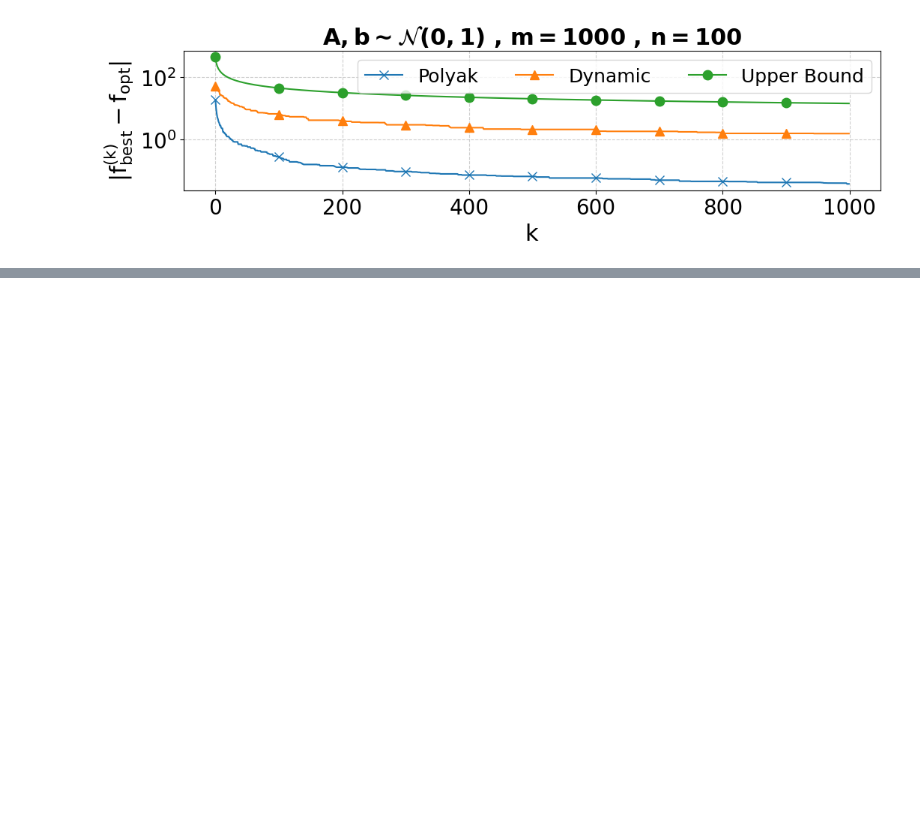
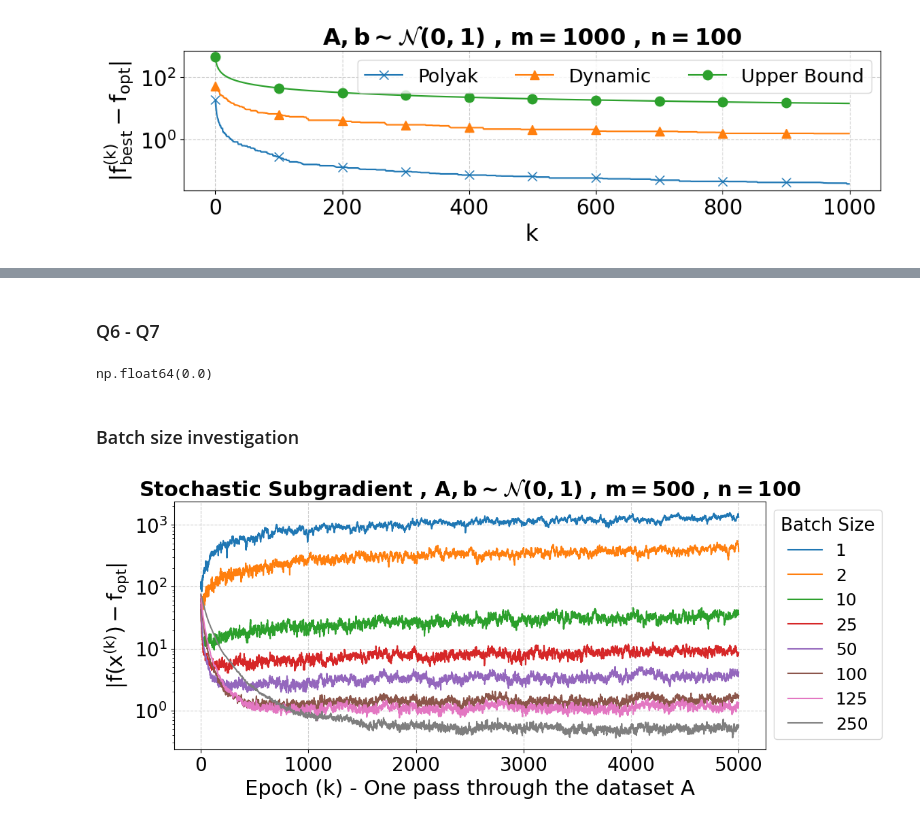
Before and after one commit to miketheologitis/Special-Topics-Convex-Optimization, a Jupyter notebook: notebooks/2.5 - Matrix min l1.ipynb, the cells around one changed output, grey strips where cells are left out. Cells and saved outputs as stored; diff of their text form; code cells hidden in the pictures; blank space fills up the shorter version.

```diff
--- a/notebooks/2.5 - Matrix min l1.ipynb
+++ b/notebooks/2.5 - Matrix min l1.ipynb
@@ -338,0 +326,9 @@ for m, n, max_k in [[150, 100, 5000], [300, 100, 2000], [500, 100, 1000], [1000,
+# %% [markdown]
+### Q6 - Q7
+# %%
+np.dot(x, x)
+# %% [output]
+np.float64(0.0)
+# %%
+def subgrad_f_i(x, a, b):
+    return a * sgn(np.dot(a, x) - b)
@@ -338,0 +380,46 @@ for m, n, max_k in [[150, 100, 5000], [300, 100, 2000], [500, 100, 1000], [1000,
+# %% [markdown]
+### Batch size investigation
+# %%
+m, n = 500, 100
+max_k = 5000
+batch_sizes = [1, 2, 10, 25, 50, 100, 125, 250]
+# %%
+pdf = PdfPages(f'plots/2.5_stochastic_bs.pdf')
+plt.figure(figsize=(12, 5))
+
+for batch_size in batch_sizes:
+
+    A, b = create_gaussian_prob(m, n)
+
+    x_star, f_opt = cvx_sol(A, b)
+
+    #dynamic_diffs = subgrad_descent(A, b, 'dynamic', f_opt, max_k=max_k)
+    stochastic_losses, stochastic_diffs = stochastic_incremental(A, b, f_opt, mode=f'stochastic', E=max_k, batch_size=batch_size)
+    #incremental_losses, stochastic_diffs = stochastic_incremental(A, b, f_opt, mode=f'incremental', E=max_k, batch_size=batch_size)
+
+    markevery=len(stochastic_diffs)//10
+    plt.plot(range(len(stochastic_diffs)), stochastic_diffs, label=f'{batch_size}', ms=9, markevery=markevery)
+    #plt.plot(range(len(incremental_losses)), incremental_losses, label=f'{batch_size}', ms=9, markevery=markevery)
+
+plt.grid(True, linestyle='--', alpha=0.6)
+
+plt.legend(title='Batch Size', title_fontsize=19, bbox_to_anchor=(1., 1.))
+
+# Label the axes
+plt.xlabel('Epoch (k) - One pass through the dataset A')
+plt.ylabel('$|f(x^{(k)}) - f_{opt}|$')
+
+#plt.xscale('log')
+plt.yscale('log')
+
+d = '$A, b \\sim \\mathcal{N}(0, 1)$'
+plt.title(f"Stochastic Subgradient , {d} , $m = {m}$ , $n = {n}$")
+
+plt.subplots_adjust(bottom=0.15, right=0.85)
+
+pdf.savefig(plt.gcf()) # Save the current figure
+plt.show()
+plt.close()
+pdf.close()
+# %% [output]
+[figure, added]
```
Also changed, not shown: parts of 14 cells of this notebook, 16 other files.
